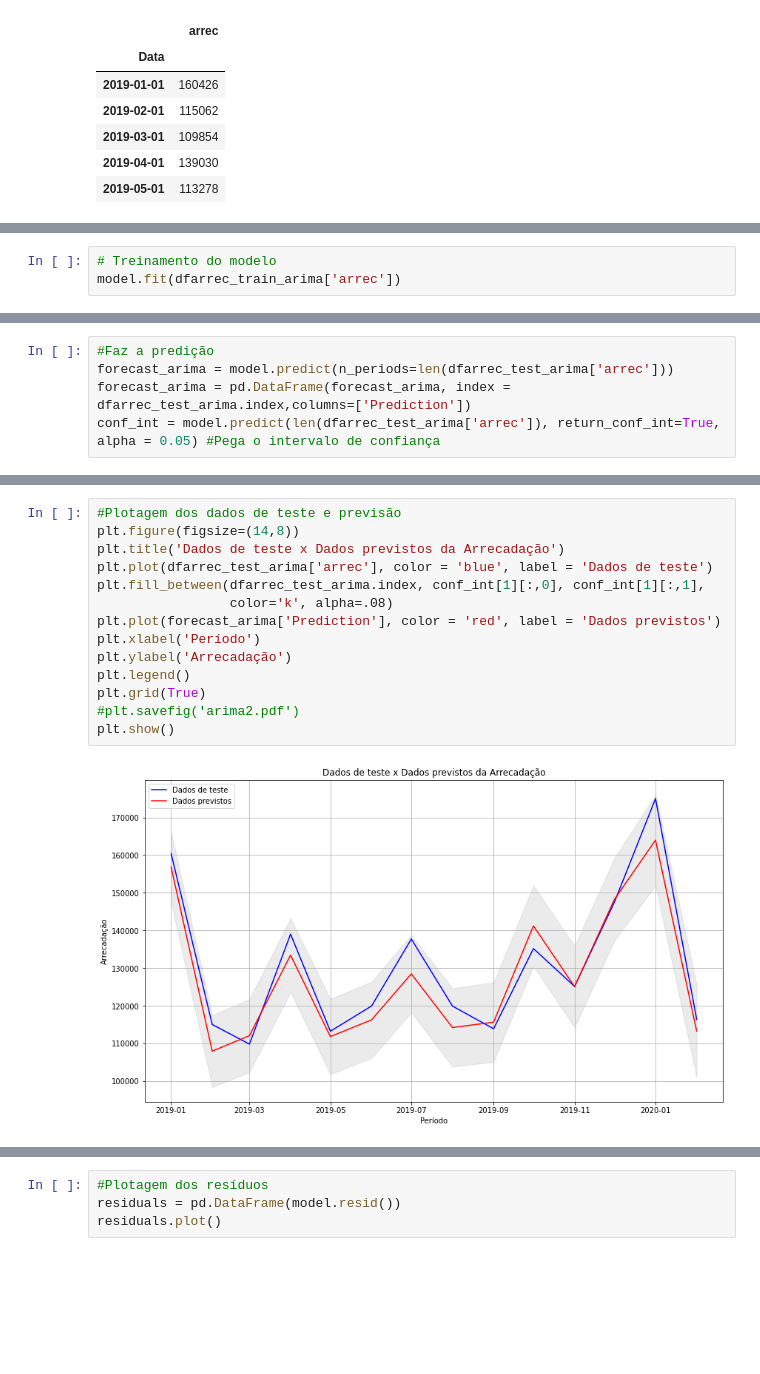
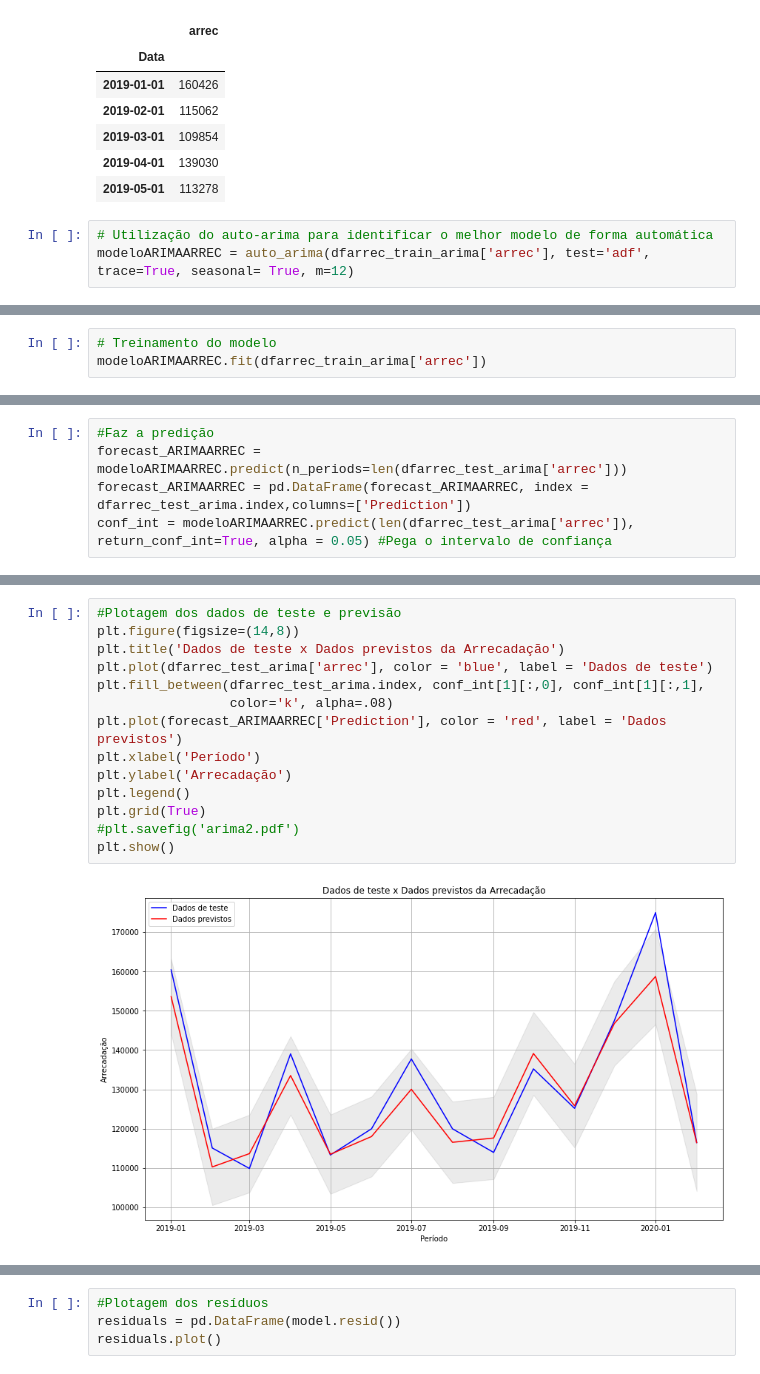
Before and after one commit to mmbs1989/TCC-PUCMINAS, a Jupyter notebook: Notebook_TCC_PUC.ipynb, the cells around one changed output, grey strips where cells are left out. Saved outputs shown, nothing was run; the diff lists cells and outputs as text; blank space fills up the shorter version.

```diff
--- a/Notebook_TCC_PUC.ipynb
+++ b/Notebook_TCC_PUC.ipynb
@@ -432,3 +455,6 @@ dfarrec_test_arima.head()
 | 2019-03-01 | 109854 |
 | 2019-04-01 | 139030 |
 | 2019-05-01 | 113278 |
+# %%
+# Utilização do auto-arima para identificar o melhor modelo de forma automática
+modeloARIMAARREC = auto_arima(dfarrec_train_arima['arrec'], test='adf', trace=True, seasonal= True, m=12)
@@ -477,4 +521,4 @@ Warnings:
 # %%
 # Treinamento do modelo
-model.fit(dfarrec_train_arima['arrec'])
+modeloARIMAARREC.fit(dfarrec_train_arima['arrec'])
 # %% [output]
@@ -484,9 +528,9 @@ ARIMA(maxiter=50, method='lbfgs', order=(0, 1, 1), out_of_sample_size=0,
       with_intercept=False)
 # %%
 #Faz a predição
-forecast_arima = model.predict(n_periods=len(dfarrec_test_arima['arrec']))
-forecast_arima = pd.DataFrame(forecast_arima, index = dfarrec_test_arima.index,columns=['Prediction'])
-conf_int = model.predict(len(dfarrec_test_arima['arrec']), return_conf_int=True, alpha = 0.05) #Pega o intervalo de confiança
+forecast_ARIMAARREC = modeloARIMAARREC.predict(n_periods=len(dfarrec_test_arima['arrec']))
+forecast_ARIMAARREC = pd.DataFrame(forecast_ARIMAARREC, index = dfarrec_test_arima.index,columns=['Prediction'])
+conf_int = modeloARIMAARREC.predict(len(dfarrec_test_arima['arrec']), return_conf_int=True, alpha = 0.05) #Pega o intervalo de confiança
 # %%
 #Plotagem dos dados de treinamento, teste e previsão
 plt.figure(figsize=(14,8))
@@ -507,19 +551,19 @@ plt.show()
 # %%
 #Plotagem dos dados de teste e previsão
 plt.figure(figsize=(14,8))
 plt.title('Dados de teste x Dados previstos da Arrecadação')
 plt.plot(dfarrec_test_arima['arrec'], color = 'blue', label = 'Dados de teste')
 plt.fill_between(dfarrec_test_arima.index, conf_int[1][:,0], conf_int[1][:,1],
                  color='k', alpha=.08)
-plt.plot(forecast_arima['Prediction'], color = 'red', label = 'Dados previstos')
+plt.plot(forecast_ARIMAARREC['Prediction'], color = 'red', label = 'Dados previstos')
 plt.xlabel('Período')
 plt.ylabel('Arrecadação')
 plt.legend()
 plt.grid(True)
 #plt.savefig('arima2.pdf')
 plt.show()
 # %% [output]
-[figure, old version]
+[figure, new version]
 # %%
 #Cálculo do erro
 MAEARIMA = int(mean_absolute_error(dfarrec_test_arima['arrec'], forecast_arima['Prediction']))
```
Also changed, not shown: parts of 8 cells of this notebook.
